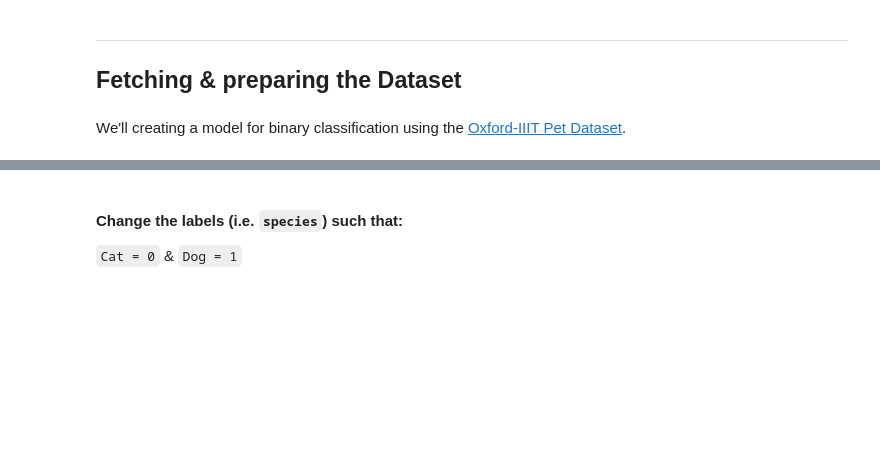
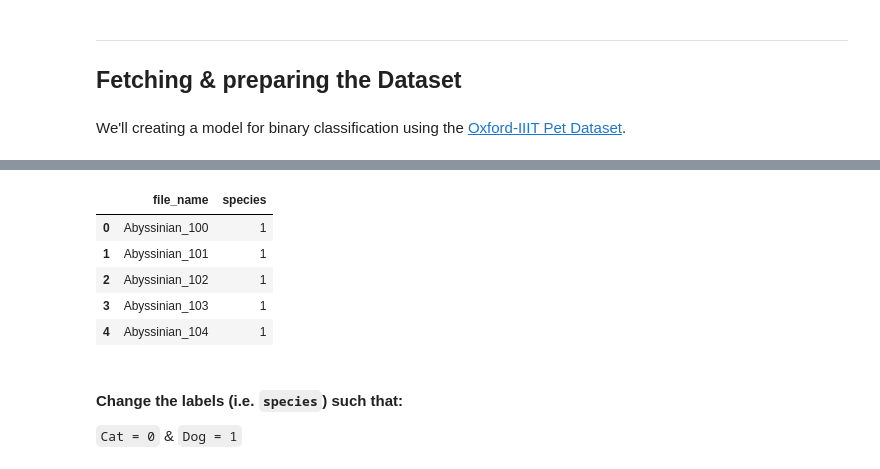
Before and after one commit to Its-Shivanshu-Sharma/AdversarialAttacks, a Jupyter notebook: Adversarial_Attacks.ipynb, the cells around one changed output, grey strips where cells are left out. Cells and saved outputs as stored; diff of their text form; code cells hidden in the pictures; blank space fills up the shorter version.

```diff
--- a/Adversarial_Attacks.ipynb
+++ b/Adversarial_Attacks.ipynb
@@ -78,6 +105,13 @@ df.head()
 # %%
-df = df.loc[:, ["file_name", "species"]]
-df.head()
+full_data = full_data.loc[:, ["file_name", "species"]]
+full_data.head()
+# %% [output]
+|  | file_name | species |
+| 0 | Abyssinian_100 | 1 |
+| 1 | Abyssinian_101 | 1 |
+| 2 | Abyssinian_102 | 1 |
+| 3 | Abyssinian_103 | 1 |
+| 4 | Abyssinian_104 | 1 |
 # %% [markdown]
 #### Change the labels (i.e. `species`) such that:
 `Cat = 0` & `Dog = 1`
```
Also changed, not shown: parts of 32 cells of this notebook.
